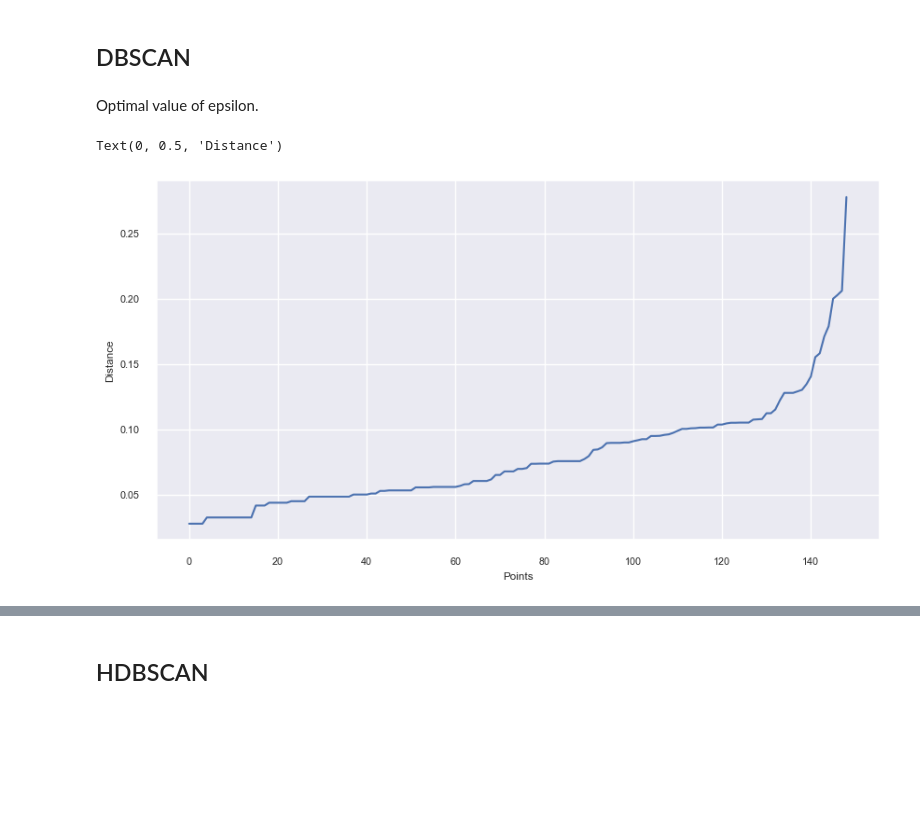
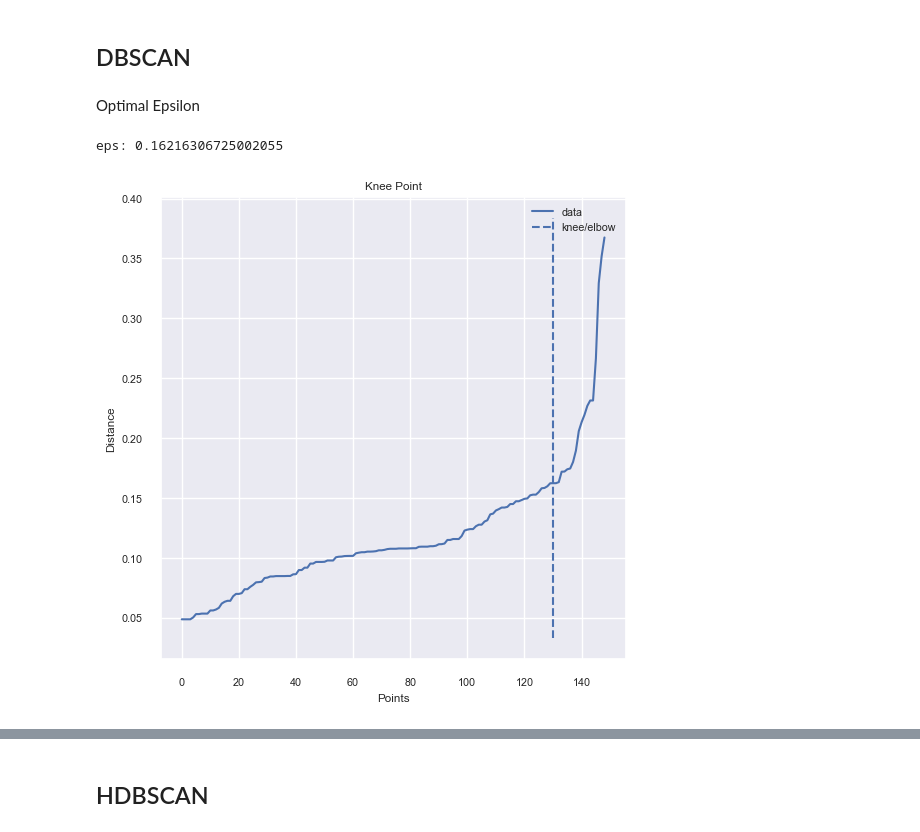
Before and after one commit to kike1985/Machine-Learning, a Jupyter notebook: 0301_Clustering_Iris.ipynb, the cells around one changed output, grey strips where cells are left out. Drawn from its saved outputs; the diff is of its cells as text; code cells hidden in the pictures; blank space fills up the shorter version.

```diff
--- a/0301_Clustering_Iris.ipynb
+++ b/0301_Clustering_Iris.ipynb
@@ -725,0 +1171,6 @@ build_outliers_resume(df, min_zcores=3)
+# %%
+df.drop(labels=[t[0] for t in type_columns], axis=1, inplace=True)
+df.drop(labels=date_columns, axis=1, inplace=True)
+
+numeric_features, continuous_features, discrete_features, categorical_features, object_features, \
+    bool_features, date_time_features, time_delta_features = update_datatypes_columns()
@@ -987,0 +1452,5 @@ pd.DataFrame(centroid_distances)
+# %%
+centroid_distances = euclidean_distances(centroides)
+
+plt.rcParams['figure.figsize'] = (3, 3)
+sns.heatmap(data=centroid_distances, annot=True)
@@ -987,0 +1482,5 @@ pd.DataFrame(centroid_distances)
+# %%
+centroid_distances = euclidean_distances(centroides)
+
+plt.rcParams['figure.figsize'] = (3, 3)
+sns.heatmap(data=centroid_distances, annot=True)
@@ -1001,0 +1513,5 @@ array([0, 0, 0, 0, 0, 0, 0, 0, 0, 0, 0, 0, 0, 0, 0, 0, 0, 0, 0, 0, 0, 0,
+# %%
+centroid_distances = euclidean_distances(centroides)
+
+plt.rcParams['figure.figsize'] = (3, 3)
+sns.heatmap(data=centroid_distances, annot=True)
@@ -1002,20 +1521,25 @@ array([0, 0, 0, 0, 0, 0, 0, 0, 0, 0, 0, 0, 0, 0, 0, 0, 0, 0, 0, 0, 0, 0,
 # %% [markdown]
 ## DBSCAN
-# %% [markdown]
-Optimal value of epsilon.
+# %% [markdown]
+Optimal Epsilon
 # %%
-plt.rcParams['figure.figsize'] = (10, 5)
+n_neighbors = 4
 
-neighbors = NearestNeighbors(n_neighbors=4).fit(X)
-distances, indices = neighbors.kneighbors(X=X, return_distance=True)
+neighbors = NearestNeighbors(n_neighbors=n_neighbors).fit(X)
+distances, indices = neighbors.kneighbors(X, return_distance=True)
+distances = np.sort(distances[:, n_neighbors-1], axis=0)
 
-distances = np.sort(distances, axis=0)
-distances = distances[:, 1]
-plt.plot(distances)
+i = np.arange(len(distances))
+knee = KneeLocator(i, distances, S=1, curve='convex',
+                   direction='increasing', interp_method='polynomial')
+knee.plot_knee()
 
-plt.xlabel("Points")
-plt.ylabel("Distance")
+plt.xlabel('Points')
+plt.ylabel('Distance')
+
+eps = distances[knee.knee]
+print(f'eps: {eps}')
 # %% [output]
-Text(0, 0.5, 'Distance')
+eps: 0.16216306725002055
-[figure, old version]
+[figure, new version]
 # %%
```
Also changed, not shown: parts of 145 cells of this notebook.
